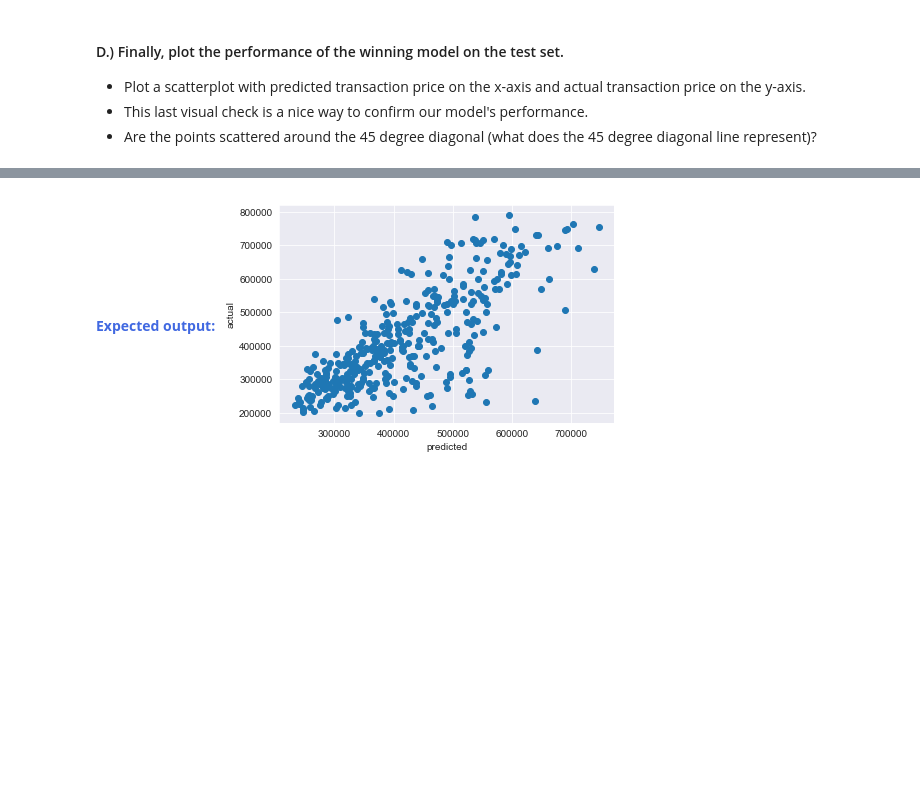
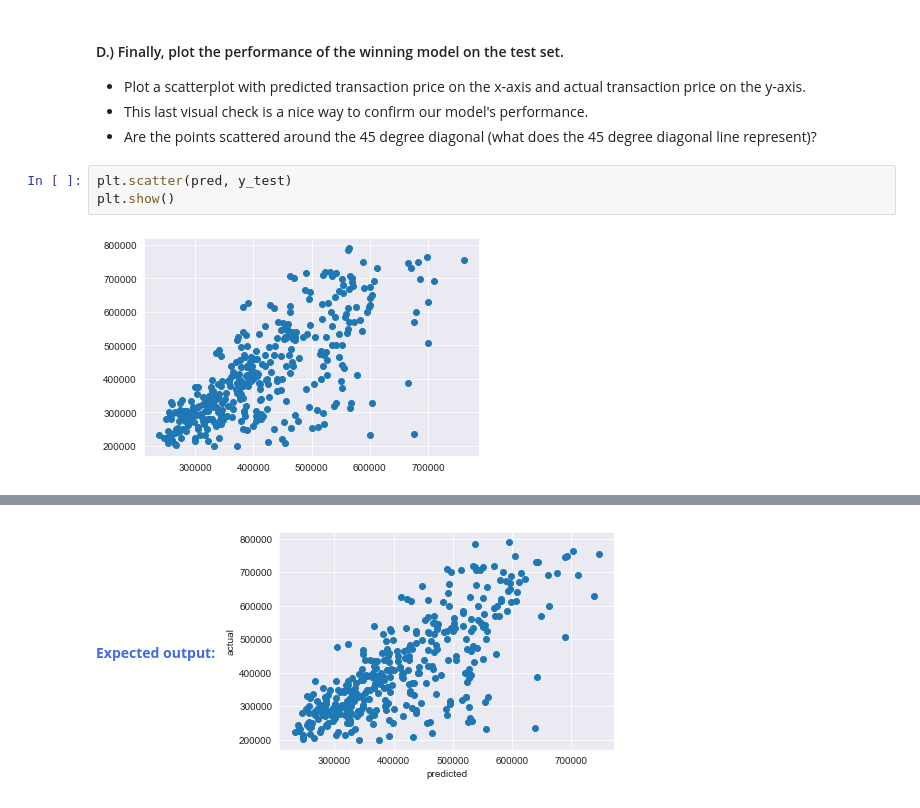
Before and after one commit to tundeiness/Real-Estate-Tycoon, a Jupyter notebook: 5 - Workbook - Model Training.ipynb, the cells around one changed output, grey strips where cells are left out. Drawn from its saved outputs; the diff is of its cells as text; blank space fills up the shorter version.

Commit message:
fit and plot predicted random forest model vs actual

```diff
--- a/5 - Workbook - Model Training.ipynb
+++ b/5 - Workbook - Model Training.ipynb
@@ -851,3 +851,8 @@ MAE: 71245.11216404787
 * Plot a scatterplot with predicted transaction price on the x-axis and actual transaction price on the y-axis.
 * This last visual check is a nice way to confirm our model's performance.
 * Are the points scattered around the 45 degree diagonal (what does the 45 degree diagonal line represent)?
+# %%
+plt.scatter(pred, y_test)
+plt.show()
+# %% [output]
+[figure, added]
```
Also changed, not shown: parts of 1 cell of this notebook.
